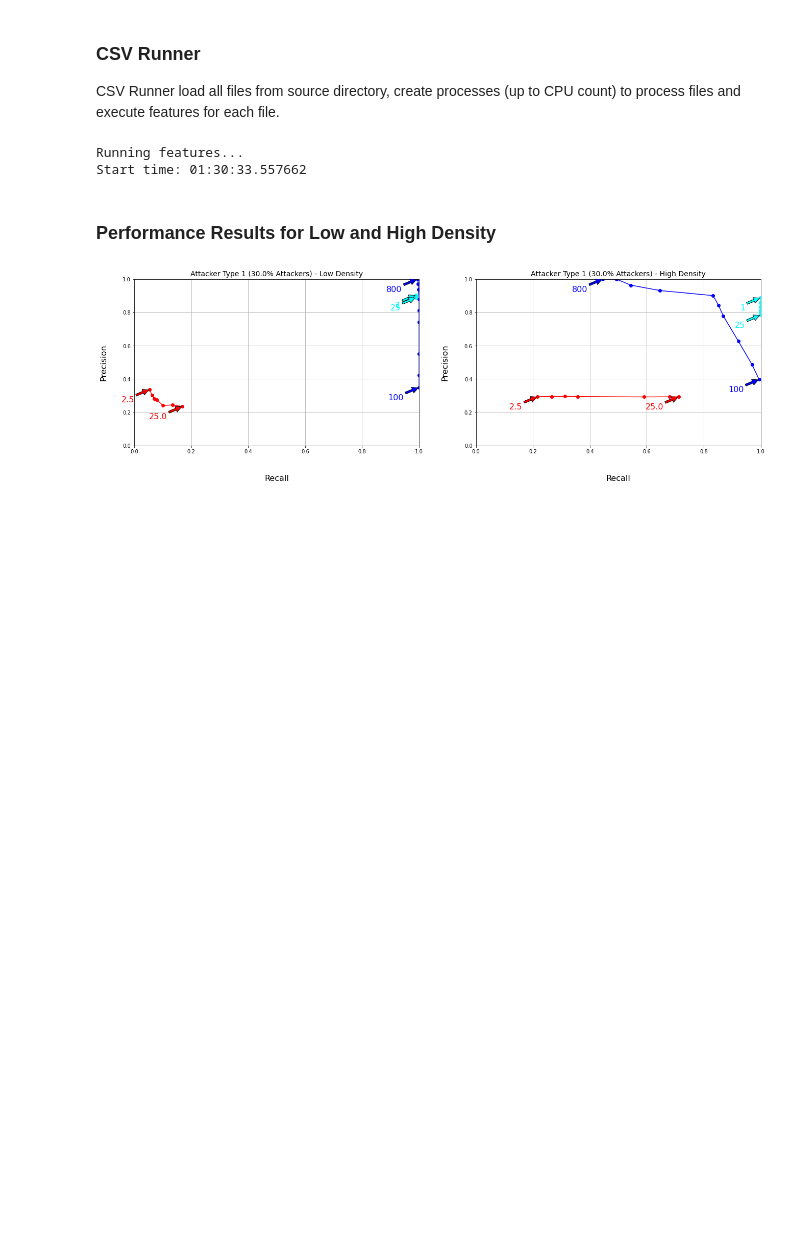
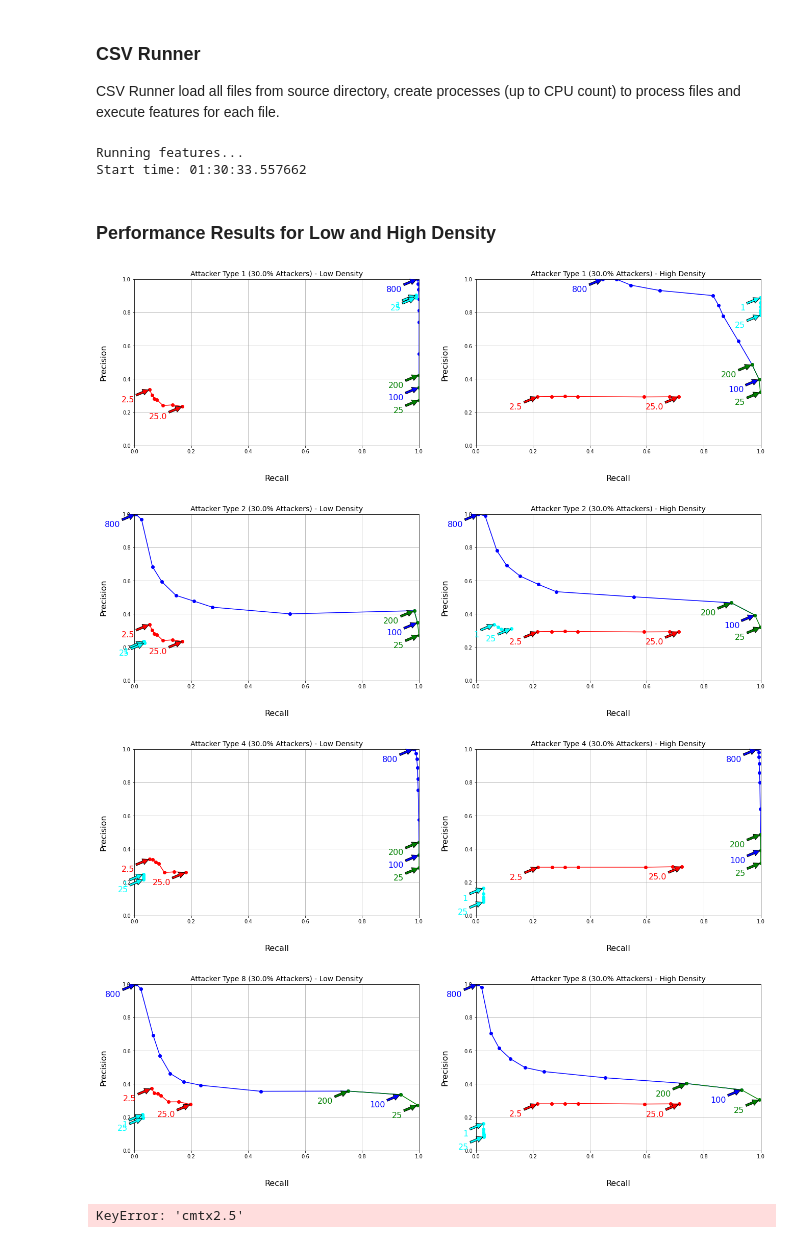
Before and after one commit to kenniston/ascend, a Jupyter notebook: examples/plausibility.ipynb, the cells around one changed output. Drawn from its saved outputs; the diff is of its cells as text; code cells hidden in the pictures; blank space fills up the shorter version.

Commit message:
plots

```diff
--- a/examples/plausibility.ipynb
+++ b/examples/plausibility.ipynb
@@ -147,7 +147,15 @@ Running features...
 Start time: 01:30:33.557662
 # %% [markdown]
 ### Performance Results for Low and High Density
-# %%
-PeformanceResult.attacker1_result(result_path)
-# %% [output]
-[figure, removed]
+# %%
+PeformanceResult.attacker_result(result_path, AttackType.TYPE1)
+PeformanceResult.attacker_result(result_path, AttackType.TYPE2)
+PeformanceResult.attacker_result(result_path, AttackType.TYPE4)
+PeformanceResult.attacker_result(result_path, AttackType.TYPE8)
+PeformanceResult.attacker_result(result_path, AttackType.TYPE16)
+# %% [output]
+[figure, added]
+[figure, added]
+[figure, added]
+[figure, added]
+KeyError: 'cmtx2.5'
```
Also changed, not shown: 3 other files.
